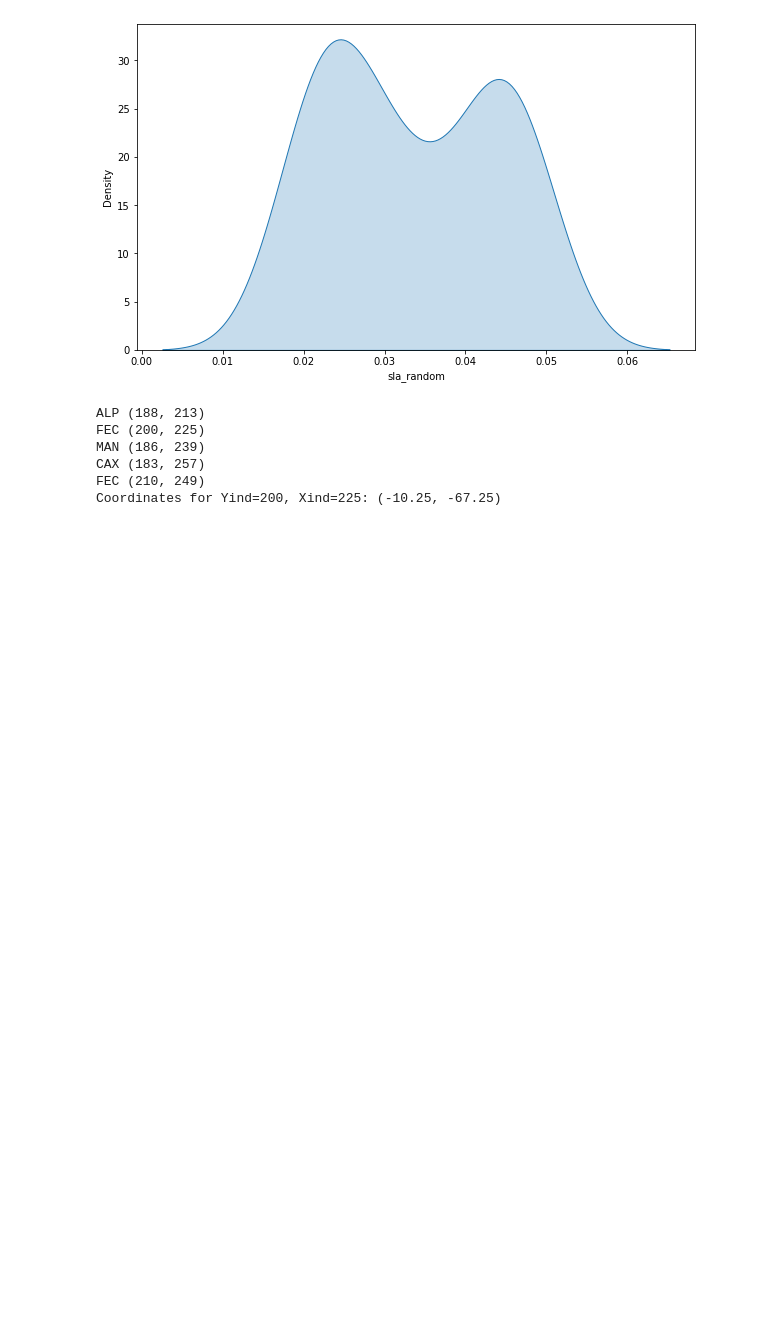
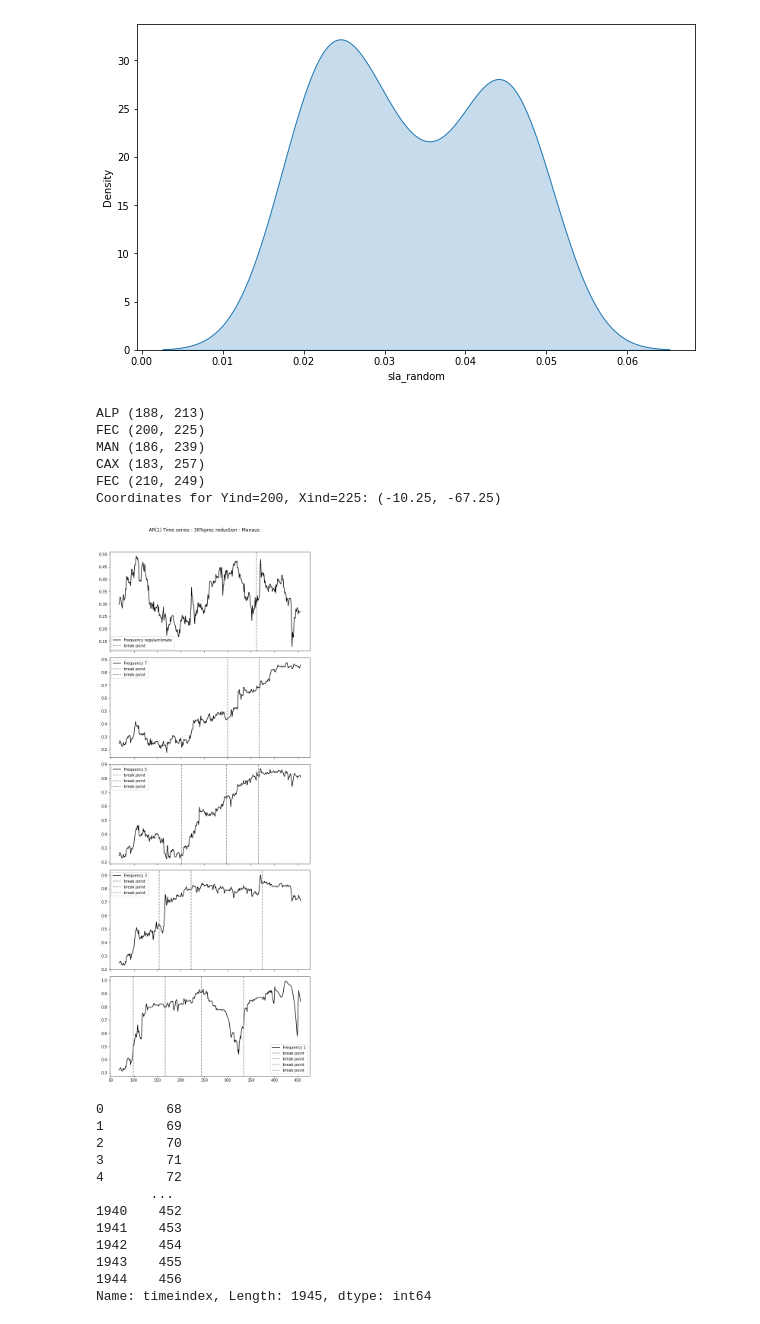
Before and after one commit to ma-gutii/CAETE-DVM-alloc-allom, a Jupyter notebook: src/Untitled-1.ipynb, the cells around one changed output. Drawn from its saved outputs; the diff is of its cells as text; code cells hidden in the pictures; blank space fills up the shorter version.

Commit message:
plotting ar1 all frequencies with dashed line in breack points

```diff
--- a/src/Untitled-1.ipynb
+++ b/src/Untitled-1.ipynb
@@ -1036,3 +1036,58 @@ MAN (186, 239)
 CAX (183, 257)
 FEC (210, 249)
 Coordinates for Yind=200, Xind=225: (-10.25, -67.25)
+# %%
+import pandas as pd
+import matplotlib.pyplot as plt
+import numpy as np
+
+
+df = pd.read_csv("/home/bianca/bianca/CAETE-DVM-alloc-allom/scripts/EWS/results_csv/MAN_30prec_allfreq_timeseries_ews.csv")
+
+freq = df['frequency']
+
+fig, axs = plt.subplots(5, 1, figsize=(8, 4 * 5), sharex=True)
+
+for i,f in enumerate(freq.unique()):
+    subset_df = df[df['frequency'] == f]
+    axs[i].plot(subset_df['timeindex'], subset_df['ar1'], label=f'Frequency {f}', color = 'black')
+    # Adicionar linha tracejada vertical quando a frequência é "regularclimate" e o timeindex é 362
+    if f == 'regularclimate':
+        axs[i].axvline(x=362, linestyle='--', color='grey', label='break point')
+    if f == '1':
+        axs[i].axvline(x = 99, linestyle='--', color='grey', label='break point')
+        axs[i].axvline(x = 167, linestyle='--', color='grey', label='break point')
+        axs[i].axvline(x = 244, linestyle='--', color='grey', label='break point')
+        axs[i].axvline(x = 334, linestyle='--', color='grey', label='break point')
+    if f == '3':
+        axs[i].axvline(x = 154, linestyle='--', color='grey', label='break point')
+        axs[i].axvline(x = 222, linestyle='--', color='grey', label='break point')
+        axs[i].axvline(x = 374, linestyle='--', color='grey', label='break point')
+    if f == '5':
+        axs[i].axvline(x = 202, linestyle='--', color='grey', label='break point')
+        axs[i].axvline(x = 298, linestyle='--', color='grey', label='break point')
+        axs[i].axvline(x = 366, linestyle='--', color='grey', label='break point')
+    if f == '7':
+        axs[i].axvline(x = 300, linestyle='--', color='grey', label='break point')
+        axs[i].axvline(x = 368, linestyle='--', color='grey', label='break point')
+
+    axs[i].legend()
+plt.suptitle('AR(1) Time series - 30%prec reduction - Manaus', y=1.02)
+plt.tight_layout()
+plt.show()
+
+print(df['timeindex'])
+# %% [output]
+[figure, added]
+0        68
+1        69
+2        70
+3        71
+4        72
+       ...
+1940    452
+1941    453
+1942    454
+1943    455
+1944    456
+Name: timeindex, Length: 1945, dtype: int64
```
Also changed, not shown: parts of 1 cell of this notebook, 4 other files.
